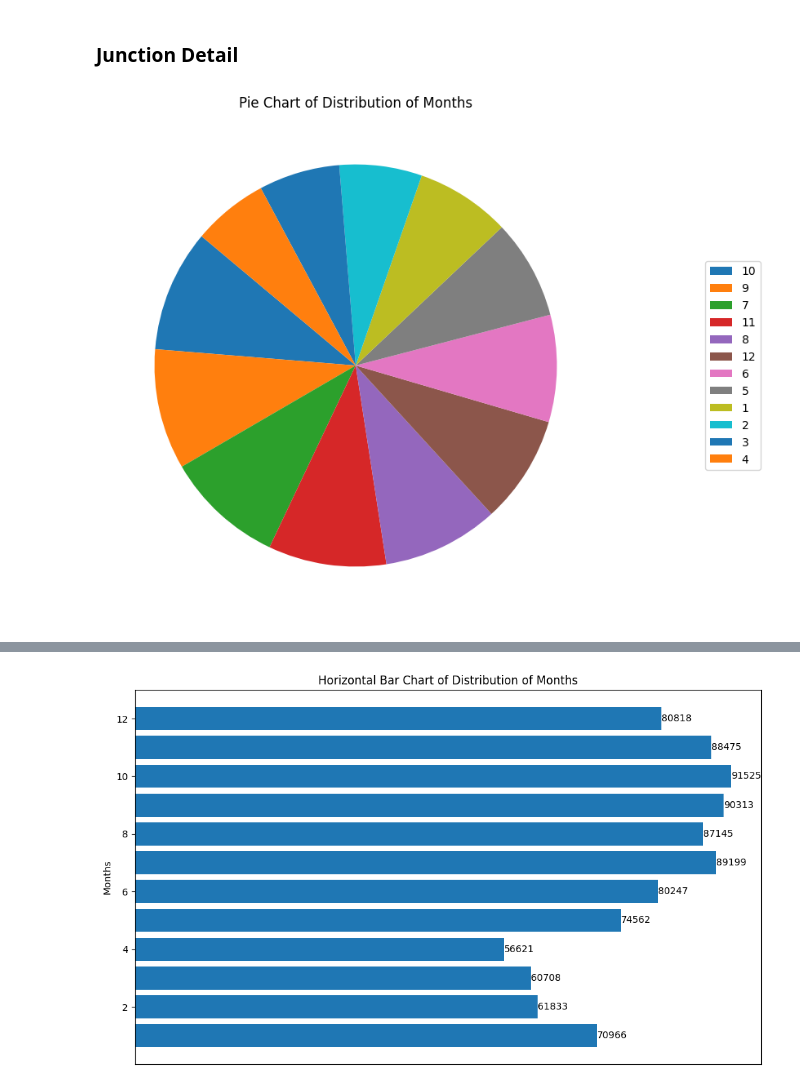
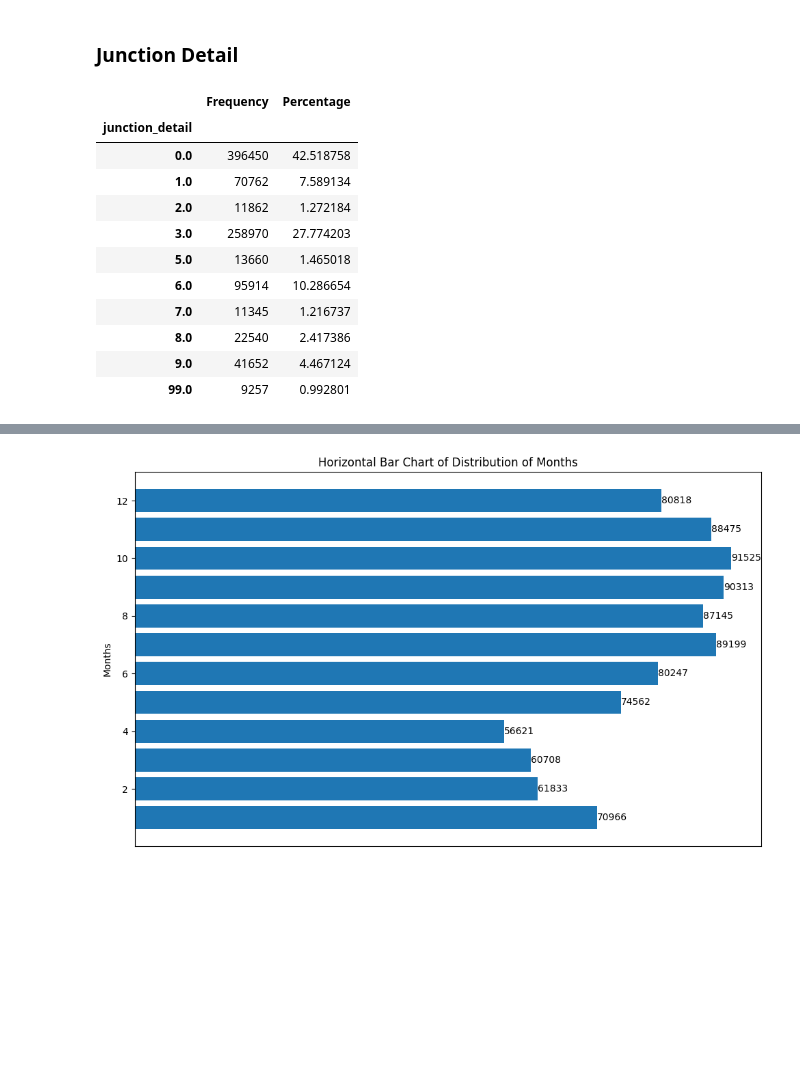
Before and after one commit to Otsemeuno/uk-road-accident, a Jupyter notebook: projectone_exploratory.ipynb, the cells around one changed output, grey strips where cells are left out. Saved outputs shown, nothing was run; the diff lists cells and outputs as text; code cells hidden in the pictures; blank space fills up the shorter version.

```diff
--- a/projectone_exploratory.ipynb
+++ b/projectone_exploratory.ipynb
@@ -311,7 +311,3 @@ plot_donut_chart(df['road_type'], 'Road Type')
 In the UK over the last 5 years, the majority of accidents occurred on single carriageways. Traveling on single carriageways posed four times the risk compared to dual carriageways during this period. This aligns closely with findings reported by the Eastern Daily Press, indicating that travel on single carriageways is three times riskier than on dual carriageways (source: https://www.edp24.co.uk/news/traffic/21068645.single-carriageway-a-roads-seven-times-risk-motorways/#:~:text=Travel%20on%20single%20carriageways%20is,%2Dons%20and%208%25%20shunts.).
 # %% [markdown]
 ### Junction Detail
-# %%
-plot_pie_chart(df['month'], 'Months')
-# %% [output]
-[figure, removed]
@@ -332,0 +314,16 @@ def plot_horizontal_bar_chart(df_var, title):
+# %%
+#display the distribution of junction detail
+freq_count(df['junction_detail'])
+# %% [output]
+|  | Frequency | Percentage |
+| junction_detail |  |  |
+| 0.0 | 396450 | 42.518758 |
+| 1.0 | 70762 | 7.589134 |
+| 2.0 | 11862 | 1.272184 |
+| 3.0 | 258970 | 27.774203 |
+| 5.0 | 13660 | 1.465018 |
+| 6.0 | 95914 | 10.286654 |
+| 7.0 | 11345 | 1.216737 |
+| 8.0 | 22540 | 2.417386 |
+| 9.0 | 41652 | 4.467124 |
+| 99.0 | 9257 | 0.992801 |
```
Also changed, not shown: parts of 11 cells of this notebook.
